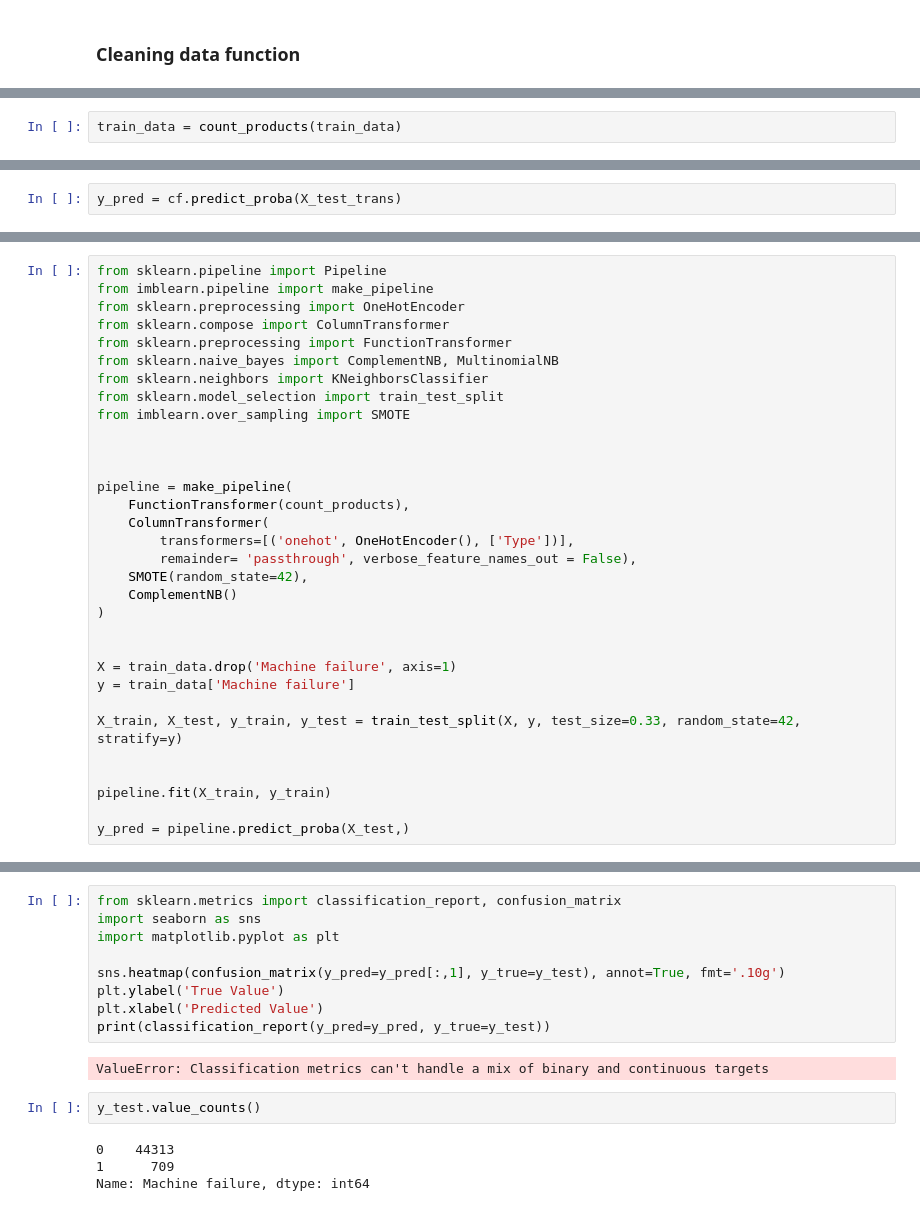
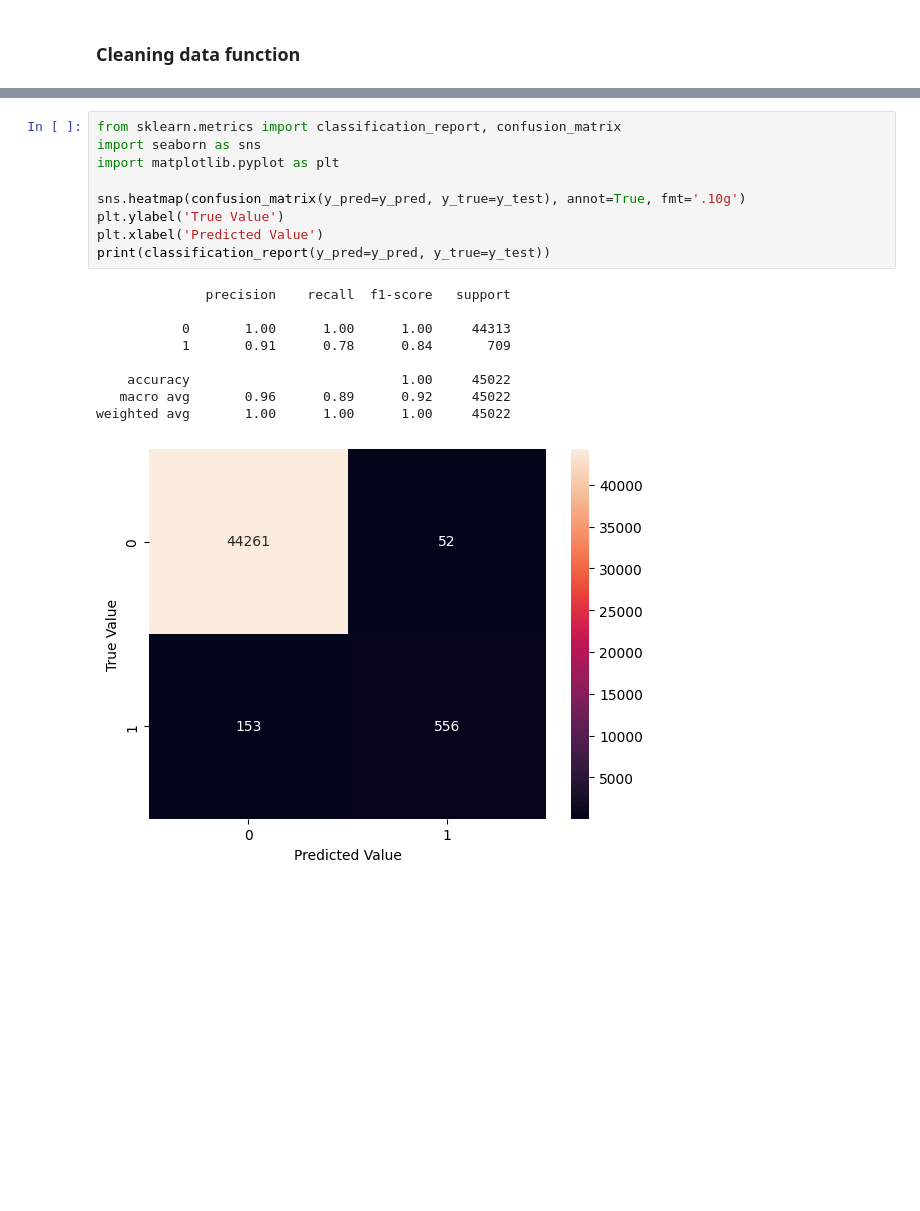
Before and after one commit to gustavocmiranda/DS_Projects, a Jupyter notebook: 02 - (Incomplete) Machine Failure Classification/machine_failure.ipynb, the cells around one changed output, grey strips where cells are left out. Saved outputs shown, nothing was run; the diff lists cells and outputs as text; blank space fills up the shorter version.

```diff
--- a/02 - (Incomplete) Machine Failure Classification/machine_failure.ipynb
+++ b/02 - (Incomplete) Machine Failure Classification/machine_failure.ipynb
@@ -115,5 +113,3 @@ def count_products(dataframe):
   dataframe.drop(columns=['id', 'Product ID'], axis=1, inplace=True)
 
   return dataframe
-# %%
-train_data = count_products(train_data)
@@ -175,5 +153,3 @@ X_test_trans = one.fit_transform(X_test)
-# %%
-y_pred = cf.predict_proba(X_test_trans)
 # %%
 from sklearn.metrics import roc_curve, auc
 import matplotlib.pyplot as plt
@@ -198,32 +171,0 @@ plt.show()
-# %%
-from sklearn.pipeline import Pipeline
-from imblearn.pipeline import make_pipeline
-from sklearn.preprocessing import OneHotEncoder
-from sklearn.compose import ColumnTransformer
-from sklearn.preprocessing import FunctionTransformer
-from sklearn.naive_bayes import ComplementNB, MultinomialNB
-from sklearn.neighbors import KNeighborsClassifier
-from sklearn.model_selection import train_test_split
-from imblearn.over_sampling import SMOTE
-
-
-
-pipeline = make_pipeline(
-    FunctionTransformer(count_products),
-    ColumnTransformer(
-        transformers=[('onehot', OneHotEncoder(), ['Type'])],
-        remainder= 'passthrough', verbose_feature_names_out = False),
-    SMOTE(random_state=42),
-    ComplementNB()
-)
-
-
-X = train_data.drop('Machine failure', axis=1)
-y = train_data['Machine failure']
-
-X_train, X_test, y_train, y_test = train_test_split(X, y, test_size=0.33, random_state=42, stratify=y)
-
-
-pipeline.fit(X_train, y_train)
-
-y_pred = pipeline.predict_proba(X_test,)
@@ -249,17 +172,19 @@ plt.show()
 # %%
 from sklearn.metrics import classification_report, confusion_matrix
 import seaborn as sns
 import matplotlib.pyplot as plt
 
-sns.heatmap(confusion_matrix(y_pred=y_pred[:,1], y_true=y_test), annot=True, fmt='.10g')
+sns.heatmap(confusion_matrix(y_pred=y_pred, y_true=y_test), annot=True, fmt='.10g')
 plt.ylabel('True Value')
 plt.xlabel('Predicted Value')
 print(classification_report(y_pred=y_pred, y_true=y_test))
 # %% [output]
-ValueError: Classification metrics can't handle a mix of binary and continuous targets
+              precision    recall  f1-score   support
+
+           0       1.00      1.00      1.00     44313
+           1       0.91      0.78      0.84       709
+
+    accuracy                           1.00     45022
+   macro avg       0.96      0.89      0.92     45022
+weighted avg       1.00      1.00      1.00     45022
+[figure, added]
-# %%
-y_test.value_counts()
-# %% [output]
-0    44313
-1      709
-Name: Machine failure, dtype: int64
```
Also changed, not shown: parts of 17 cells of this notebook.
